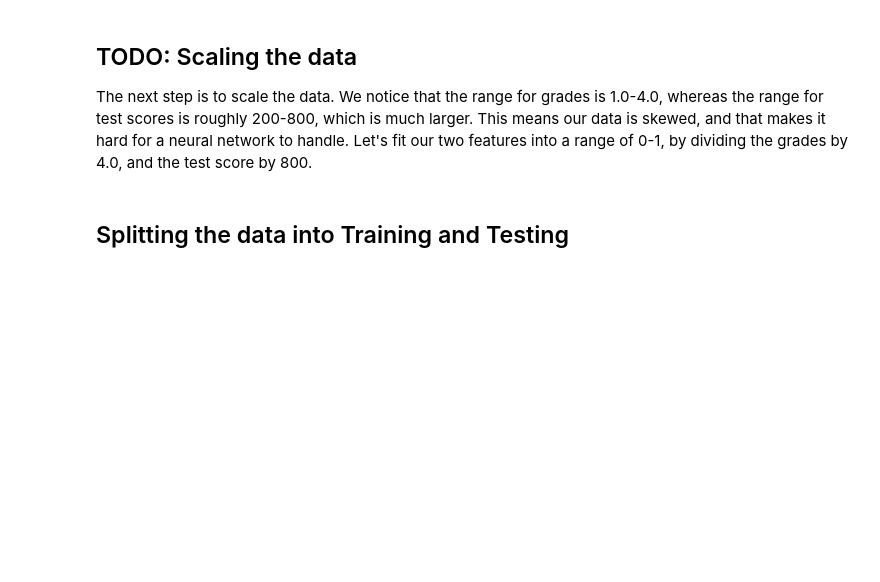
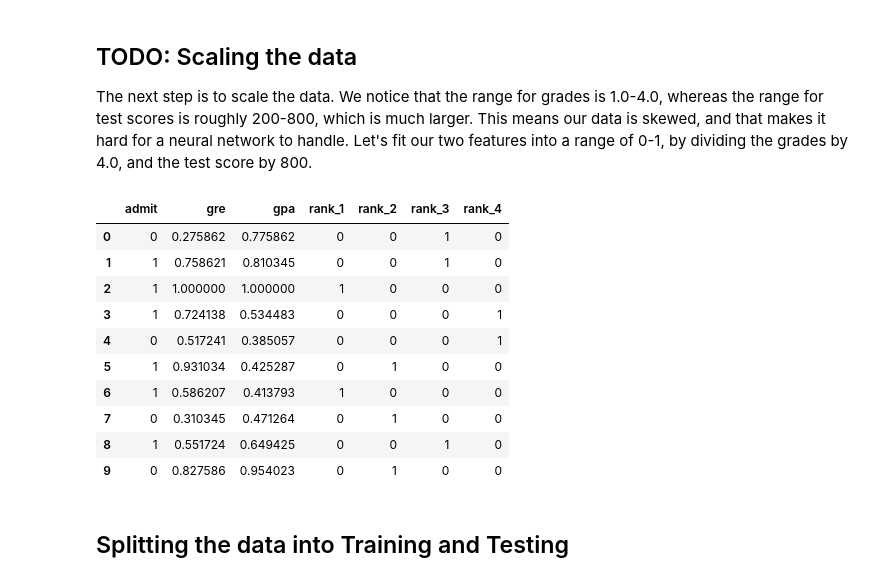
Before and after one commit to thomasdunlap/deep-learning, a Jupyter notebook: student-admissions/StudentAdmissions.ipynb, the cells around one changed output. Drawn from its saved outputs; the diff is of its cells as text; code cells hidden in the pictures; blank space fills up the shorter version.

```diff
--- a/student-admissions/StudentAdmissions.ipynb
+++ b/student-admissions/StudentAdmissions.ipynb
@@ -104,11 +116,25 @@ The next step is to scale the data. We notice that the range for grades is 1.0-4
 # %%
 # Making a copy of our data
 processed_data = one_hot_data[:]
 
 # TODO: Scale the columns
-
+from sklearn.preprocessing import MinMaxScaler
+scaler = MinMaxScaler()
+processed_data[['gre','gpa']] = scaler.fit_transform(processed_data[['gre','gpa']])
 # Printing the first 10 rows of our procesed data
 processed_data[:10]
+# %% [output]
+|  | admit | gre | gpa | rank_1 | rank_2 | rank_3 | rank_4 |
+| 0 | 0 | 0.275862 | 0.775862 | 0 | 0 | 1 | 0 |
+| 1 | 1 | 0.758621 | 0.810345 | 0 | 0 | 1 | 0 |
+| 2 | 1 | 1.000000 | 1.000000 | 1 | 0 | 0 | 0 |
+| 3 | 1 | 0.724138 | 0.534483 | 0 | 0 | 0 | 1 |
+| 4 | 0 | 0.517241 | 0.385057 | 0 | 0 | 0 | 1 |
+| 5 | 1 | 0.931034 | 0.425287 | 0 | 1 | 0 | 0 |
+| 6 | 1 | 0.586207 | 0.413793 | 1 | 0 | 0 | 0 |
+| 7 | 0 | 0.310345 | 0.471264 | 0 | 1 | 0 | 0 |
+| 8 | 1 | 0.551724 | 0.649425 | 0 | 0 | 1 | 0 |
+| 9 | 0 | 0.827586 | 0.954023 | 0 | 1 | 0 | 0 |
 # %% [markdown]
 ## Splitting the data into Training and Testing
 # %% [markdown]
```
Also changed, not shown: parts of 1 cell of this notebook.
